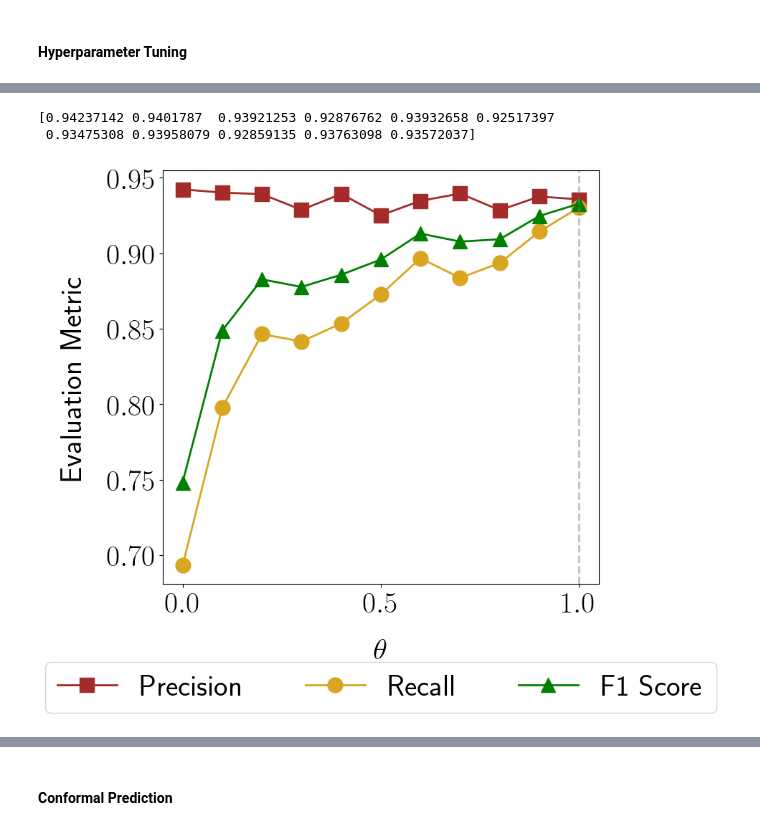
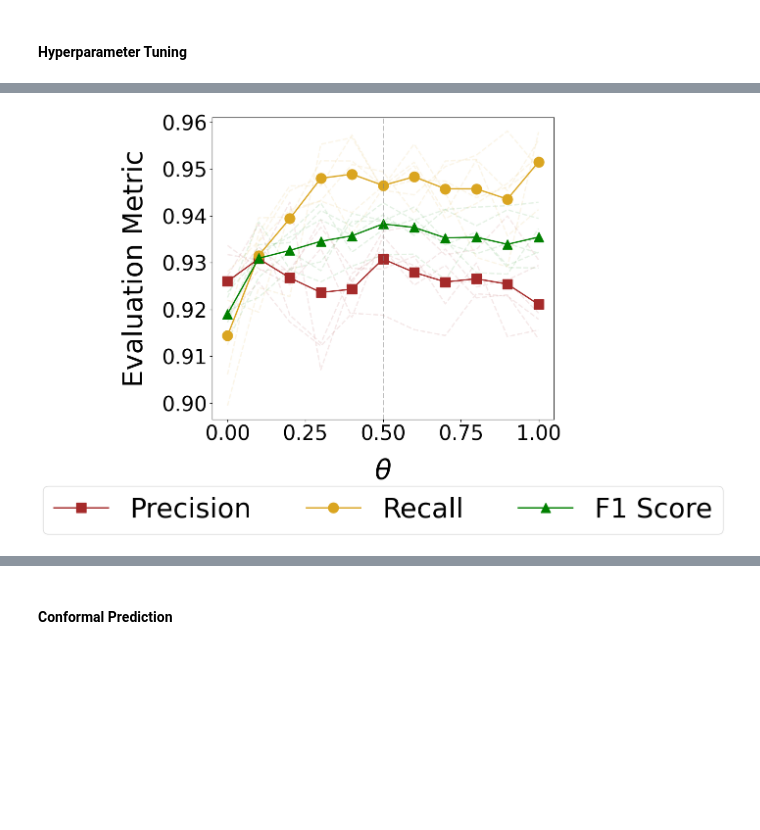
Before and after one commit to medhaaga/AWD-Biologging, a Jupyter notebook: notebooks/interdog.ipynb, the cells around one changed output, grey strips where cells are left out. Saved outputs shown, nothing was run; the diff lists cells and outputs as text; code cells hidden in the pictures; blank space fills up the shorter version.

```diff
--- a/notebooks/interdog.ipynb
+++ b/notebooks/interdog.ipynb
@@ -67,7 +63,7 @@ mpl.rcParams['ytick.labelsize'] = 30
 mpl.rcParams["axes.labelsize"] = 40
 mpl.rcParams['legend.fontsize'] = 40
 mpl.rcParams['axes.titlesize'] = 40
-mpl.rcParams['text.usetex'] = True
+mpl.rcParams['text.usetex'] = False
 # %%
 label_encoder = LabelEncoder()
 label_encoder.fit(BEHAVIORS)
@@ -126,33 +130,36 @@ plt.show()
 # %%
 # you need to run 'scrpts/interdog.sh' for produce the hyperparameter finetuning plots.
 
 thetas = 0.1*np.arange(11)
+seeds = [0, 1, 2, 3, 4, 5]
 colors = ['brown', 'goldenrod', 'green']
 
-precisions = np.zeros(len(thetas))
-recalls = np.zeros(len(thetas))
-f1scores = np.zeros(len(thetas))
+precisions = np.zeros((len(thetas), len(seeds)))
+recalls = np.zeros((len(thetas), len(seeds)))
+f1scores = np.zeros((len(thetas), len(seeds)))
 
 for i, theta in enumerate(thetas):
-    dir = get_results_path(experiment_name, 3, 64, 5, np.round(theta,1), 50)
-    precisions[i] = multi_label_predictions(dir, label_encoder, split='val', plot_confusion=False, return_precision=True)
-    recalls[i] = multi_label_predictions(dir, label_encoder, split='val', plot_confusion=False, return_recall=True)
-    f1scores[i] = multi_label_predictions(dir, label_encoder, split='val', plot_confusion=False, return_f1=True)
+    for j, seed in enumerate(seeds):
+        dir = get_results_path(experiment_name, 5, 64, 5, np.round(theta,1), seed)
+        precisions[i, j] = multi_label_predictions(dir, label_encoder, split='val', plot_confusion=False, return_precision=True)
+        recalls[i, j] = multi_label_predictions(dir, label_encoder, split='val', plot_confusion=False, return_recall=True)
+        f1scores[i, j] = multi_label_predictions(dir, label_encoder, split='val', plot_confusion=False, return_f1=True)
 
 
-print(precisions)
-
 plt.figure(figsize=(9,8))
-plt.plot(thetas, precisions, color=colors[0], label='Precision', markersize=15, linewidth=2, marker='s',)
-plt.plot(thetas, recalls, color=colors[1], label='Recall', markersize=15, linewidth=2, marker='o',)
-plt.plot(thetas, f1scores, color=colors[2], label='F1 Score', markersize=15, linewidth=2, marker='^',)
-plt.axvline(1.0, color='grey', alpha=0.5, linestyle='--')
+for i in range(len(seeds)):
+    plt.plot(thetas, precisions[:, i], color=colors[0],  alpha=0.1, linestyle='--')
+    plt.plot(thetas, recalls[:, i], color=colors[1], alpha=0.1, linestyle='--')
+    plt.plot(thetas, f1scores[:, i], color=colors[2], alpha=0.1, linestyle='--')
+plt.plot(thetas, np.mean(precisions, axis=1), color=colors[0], label='Precision', markersize=15, linewidth=2, marker='s',)
+plt.plot(thetas, np.mean(recalls, axis=1), color=colors[1], label='Recall', markersize=15, linewidth=2, marker='o',)
+plt.plot(thetas, np.mean(f1scores, axis=1), color=colors[2], label='F1 Score', markersize=15, linewidth=2, marker='^',)
+plt.axvline(0.5, color='grey', alpha=0.5, linestyle='--')
 plt.xlabel(r'$\theta$', labelpad=20)
 plt.ylabel('Evaluation Metric', labelpad=20)
-plt.legend(loc='center', bbox_to_anchor=(.5, -0.25), ncol=3)
-plt.tight_layout()
+plt.legend(loc='center', bbox_to_anchor=(.5, -0.3), ncol=3)
+# plt.tight_layout()
+plt.savefig(f'../figures/{experiment_name}-theta_tuning.pdf', format="pdf", bbox_inches="tight")
 plt.show()
 # %% [output]
-[0.94237142 0.9401787  0.93921253 0.92876762 0.93932658 0.92517397
- 0.93475308 0.93958079 0.92859135 0.93763098 0.93572037]
-[figure, old version]
+[figure, new version]
```
Also changed, not shown: parts of 14 cells of this notebook, 15 other files.
